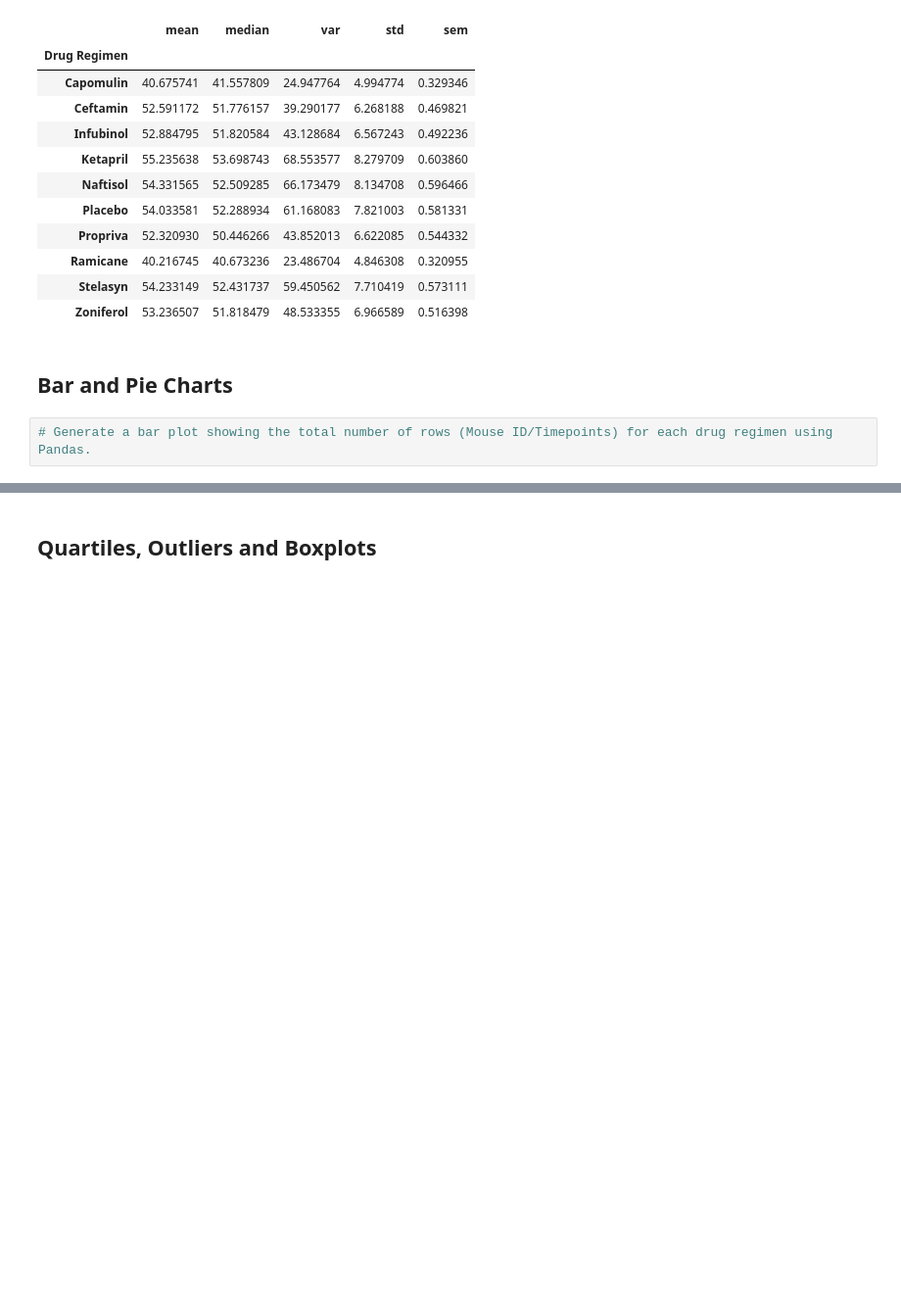
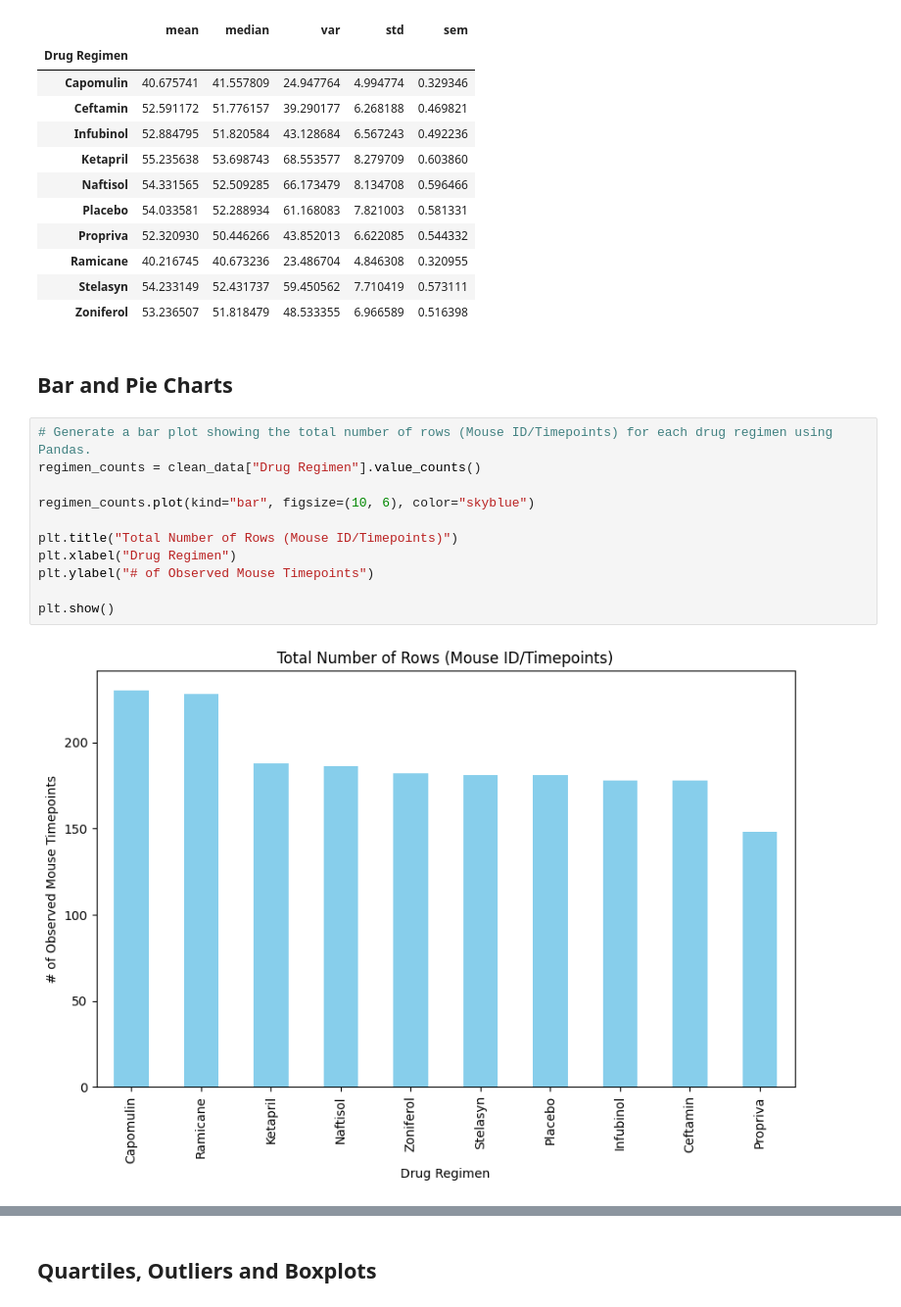
Before and after one commit to qstibbins/data-visualization, a Jupyter notebook: pymaceuticals_starter.ipynb, the cells around one changed output, grey strips where cells are left out. Shown at 98% size. Drawn from its saved outputs; the diff is of its cells as text; blank space fills up the shorter version.

Commit message:
Finished bar and pie charts

```diff
--- a/pymaceuticals_starter.ipynb
+++ b/pymaceuticals_starter.ipynb
@@ -147,5 +147,16 @@ advanced_data_summary
 ## Bar and Pie Charts
 # %%
 # Generate a bar plot showing the total number of rows (Mouse ID/Timepoints) for each drug regimen using Pandas.
+regimen_counts = clean_data["Drug Regimen"].value_counts()
+
+regimen_counts.plot(kind="bar", figsize=(10, 6), color="skyblue")
+
+plt.title("Total Number of Rows (Mouse ID/Timepoints)")
+plt.xlabel("Drug Regimen")
+plt.ylabel("# of Observed Mouse Timepoints")
+
+plt.show()
+# %% [output]
+[figure, added]
 # %%
 # Generate a bar plot showing the total number of rows (Mouse ID/Timepoints) for each drug regimen using pyplot.
```
Also changed, not shown: parts of 3 cells of this notebook.
